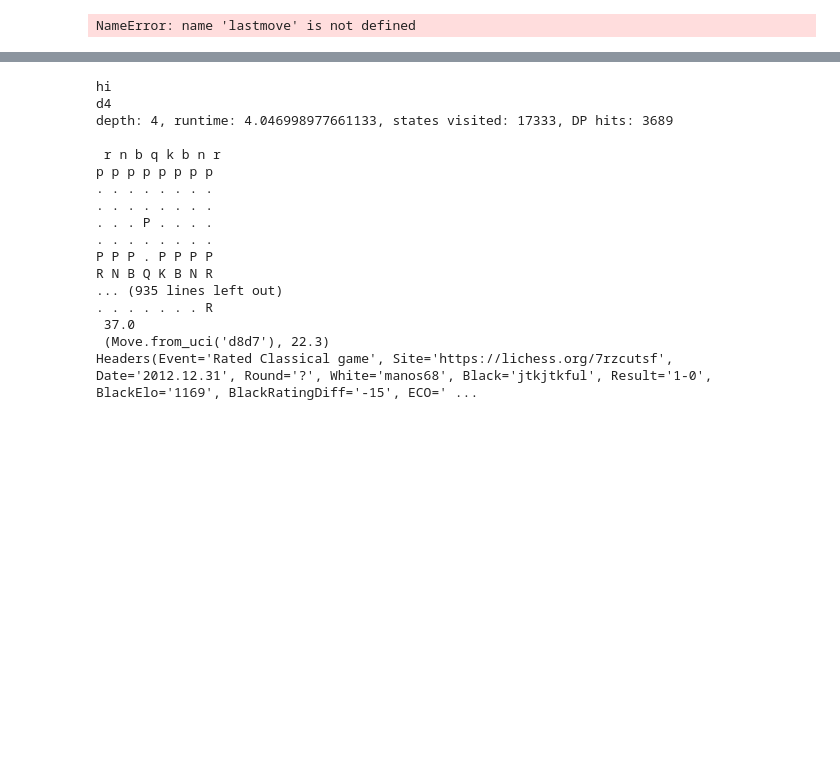
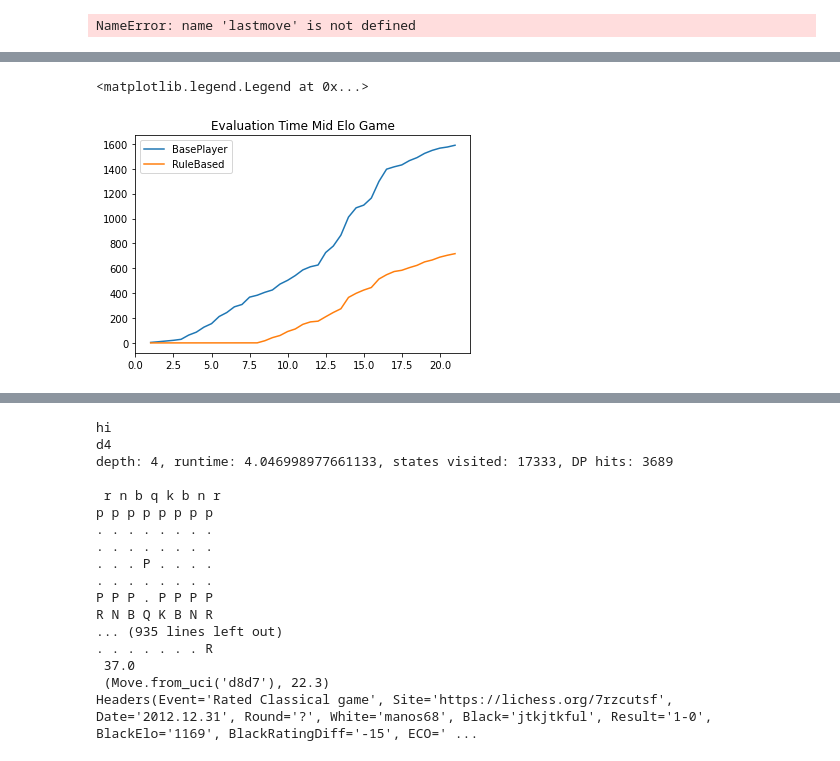
Before and after one commit to rlavelle/ChessAI, a Jupyter notebook: eval.ipynb, the cells around one changed output, grey strips where cells are left out. Saved outputs shown, nothing was run; the diff lists cells and outputs as text; code cells hidden in the pictures; blank space fills up the shorter version.

```diff
--- a/eval.ipynb
+++ b/eval.ipynb
@@ -278,0 +376,11 @@ def evaluate_gamefile(filename, eval_type = 'base',depth = 5, iterative = True):
+# %%
+mid_gameorder = np.arange(1,  1+ len(mid_game_base[1])/2 , 0.5)
+plt.plot()
+plt.title('Evaluation Time Mid Elo Game')
+plt.plot(mid_gameorder,  mid_game_base[3], label = 'BasePlayer')
+plt.plot(mid_gameorder,   mid_game_cbr[3], label = 'RuleBased')
+# plt.ylim(-20,10)
+plt.legend()
+# %% [output]
+<matplotlib.legend.Legend at 0x...>
+[figure, added]
```
Also changed, not shown: parts of 15 cells of this notebook, 19 other files.
